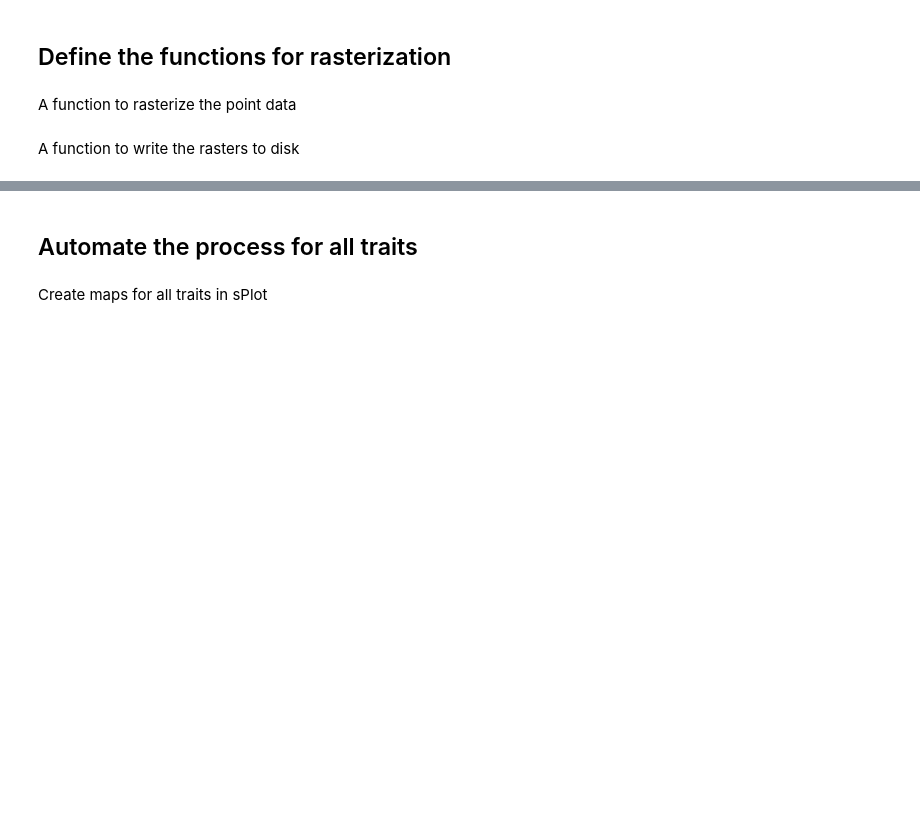
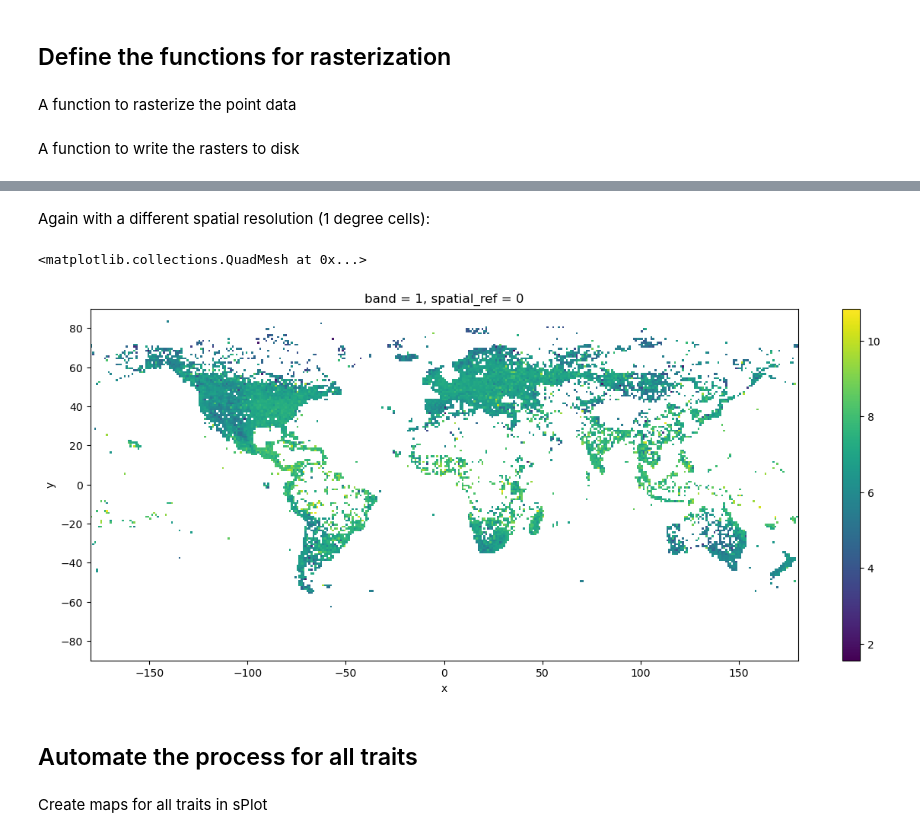
Before and after one commit to GeoSense-Freiburg/teach_2024_msc_envscience_remote_sensing_and_geoinformatics, a Jupyter notebook: 02_citizen_science_and_global_trait_distributions/05_Traitmap_generation_from_point_data.ipynb, the cells around one changed output, grey strips where cells are left out. Drawn from its saved outputs; the diff is of its cells as text; code cells hidden in the pictures; blank space fills up the shorter version.

```diff
--- a/02_citizen_science_and_global_trait_distributions/05_Traitmap_generation_from_point_data.ipynb
+++ b/02_citizen_science_and_global_trait_distributions/05_Traitmap_generation_from_point_data.ipynb
@@ -139,3 +145,17 @@ test.plot()
+# %% [markdown]
+Again with a different spatial resolution (1 degree cells):
+# %%
+test = rasterize_points(gbif[["decimalLongitude", "decimalLatitude", "Leaf Area (all undefined)"]].values, 1.0, (-180, -90, 180, 90))
+os.makedirs("temp", exist_ok=True)
+write_raster(test, 1.0, (-180, -90, 180, 90), "temp/test_raster_export_1_0_degree.tif")
+test = rioxarray.open_rasterio("temp/test_raster_export_1_0_degree.tif")
+
+
+plt.figure(figsize=(15, 6))
+test.plot()
+# %% [output]
+<matplotlib.collections.QuadMesh at 0x...>
+[figure, added]
 # %% [markdown]
 ## Automate the process for all traits
 # %% [markdown]
```
Also changed, not shown: parts of 11 cells of this notebook, 7 other files.
